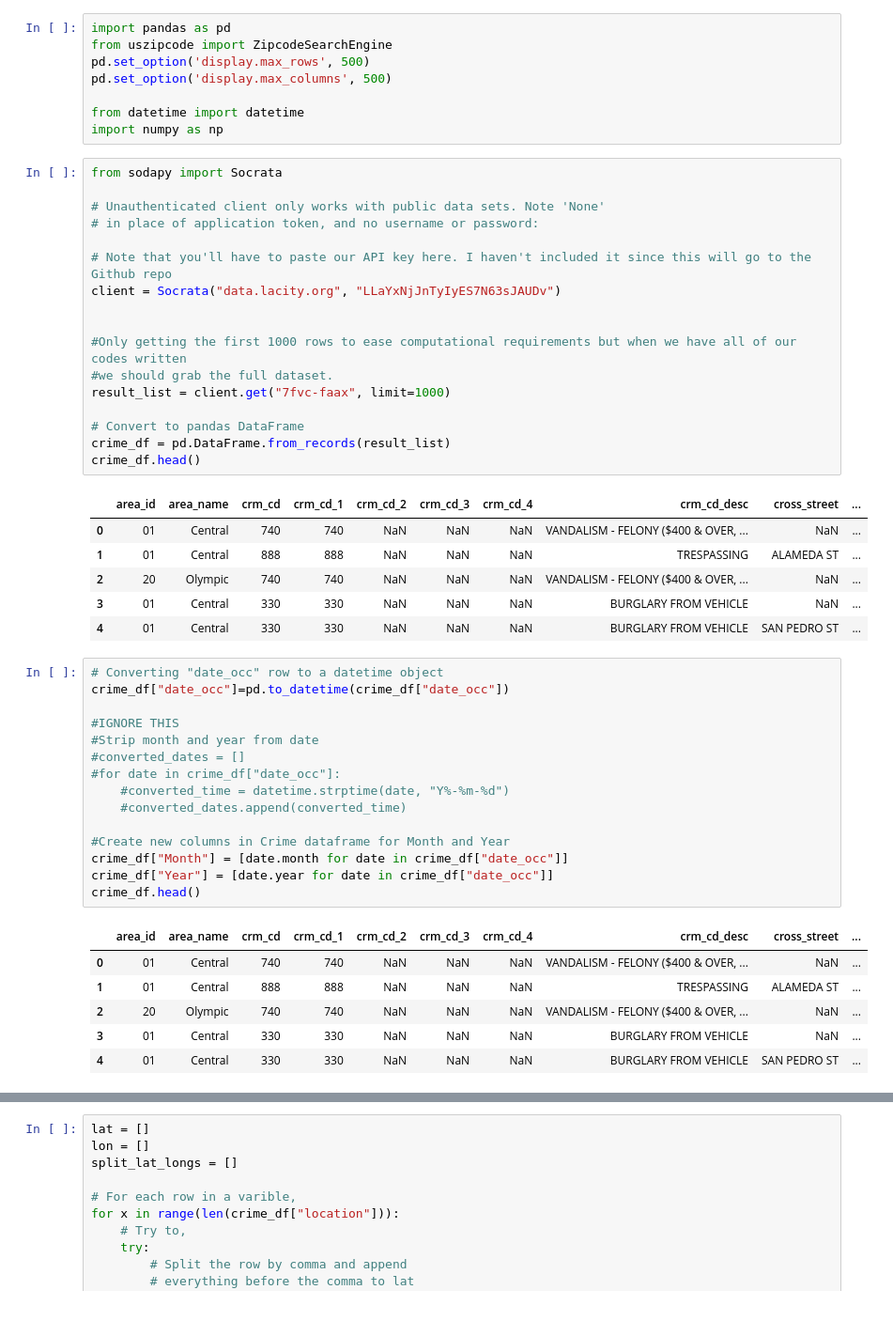
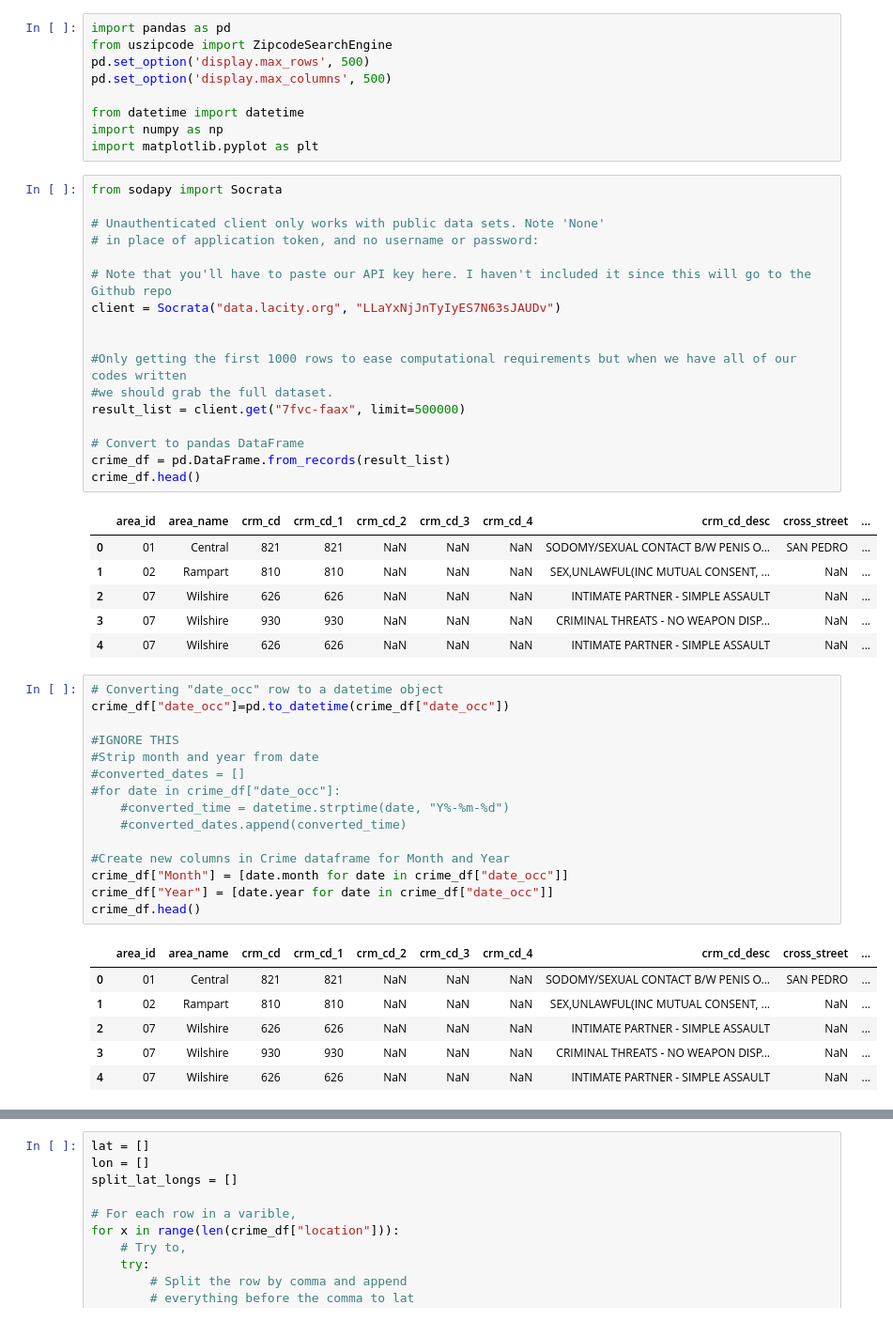
Before and after one commit to shrawantee/Project-Analysis-of-Violent-Crime-in-LA, a Jupyter notebook: LA Crime Project.ipynb, the cells around one changed output, grey strips where cells are left out. Shown at 94% size. Drawn from its saved outputs; the diff is of its cells as text.

```diff
--- a/LA Crime Project.ipynb
+++ b/LA Crime Project.ipynb
@@ -6,30 +6,31 @@ pd.set_option('display.max_columns', 500)
 
 from datetime import datetime
 import numpy as np
+import matplotlib.pyplot as plt
 # %%
 from sodapy import Socrata
 
 # Unauthenticated client only works with public data sets. Note 'None'
 # in place of application token, and no username or password:
 
 # Note that you'll have to paste our API key here. I haven't included it since this will go to the Github repo
 client = Socrata("data.lacity.org", "LLaYxNjJnTyIyES7N63sJAUDv")
 
 
 #Only getting the first 1000 rows to ease computational requirements but when we have all of our codes written
 #we should grab the full dataset.
-result_list = client.get("7fvc-faax", limit=1000)
+result_list = client.get("7fvc-faax", limit=500000)
 
 # Convert to pandas DataFrame
 crime_df = pd.DataFrame.from_records(result_list)
 crime_df.head()
 # %% [output]
 |  | area_id | area_name | crm_cd | crm_cd_1 | crm_cd_2 | crm_cd_3 | crm_cd_4 | crm_cd_desc | cross_street | ... |
-| 0 | 01 | Central | 740 | 740 | NaN | NaN | NaN | VANDALISM - FELONY ($400 & OVER, ... | NaN | ... |
-| 1 | 01 | Central | 888 | 888 | NaN | NaN | NaN | TRESPASSING | ALAMEDA ST | ... |
-| 2 | 20 | Olympic | 740 | 740 | NaN | NaN | NaN | VANDALISM - FELONY ($400 & OVER, ... | NaN | ... |
-| 3 | 01 | Central | 330 | 330 | NaN | NaN | NaN | BURGLARY FROM VEHICLE | NaN | ... |
-| 4 | 01 | Central | 330 | 330 | NaN | NaN | NaN | BURGLARY FROM VEHICLE | SAN PEDRO ST | ... |
+| 0 | 01 | Central | 821 | 821 | NaN | NaN | NaN | SODOMY/SEXUAL CONTACT B/W PENIS O... | SAN PEDRO | ... |
+| 1 | 02 | Rampart | 810 | 810 | NaN | NaN | NaN | SEX,UNLAWFUL(INC MUTUAL CONSENT, ... | NaN | ... |
+| 2 | 07 | Wilshire | 626 | 626 | NaN | NaN | NaN | INTIMATE PARTNER - SIMPLE ASSAULT | NaN | ... |
+| 3 | 07 | Wilshire | 930 | 930 | NaN | NaN | NaN | CRIMINAL THREATS - NO WEAPON DISP... | NaN | ... |
+| 4 | 07 | Wilshire | 626 | 626 | NaN | NaN | NaN | INTIMATE PARTNER - SIMPLE ASSAULT | NaN | ... |
 # %%
 # Converting "date_occ" row to a datetime object
 crime_df["date_occ"]=pd.to_datetime(crime_df["date_occ"])
@@ -47,11 +48,11 @@ crime_df["Year"] = [date.year for date in crime_df["date_occ"]]
 crime_df.head()
 # %% [output]
 |  | area_id | area_name | crm_cd | crm_cd_1 | crm_cd_2 | crm_cd_3 | crm_cd_4 | crm_cd_desc | cross_street | ... |
-| 0 | 01 | Central | 740 | 740 | NaN | NaN | NaN | VANDALISM - FELONY ($400 & OVER, ... | NaN | ... |
-| 1 | 01 | Central | 888 | 888 | NaN | NaN | NaN | TRESPASSING | ALAMEDA ST | ... |
-| 2 | 20 | Olympic | 740 | 740 | NaN | NaN | NaN | VANDALISM - FELONY ($400 & OVER, ... | NaN | ... |
-| 3 | 01 | Central | 330 | 330 | NaN | NaN | NaN | BURGLARY FROM VEHICLE | NaN | ... |
-| 4 | 01 | Central | 330 | 330 | NaN | NaN | NaN | BURGLARY FROM VEHICLE | SAN PEDRO ST | ... |
+| 0 | 01 | Central | 821 | 821 | NaN | NaN | NaN | SODOMY/SEXUAL CONTACT B/W PENIS O... | SAN PEDRO | ... |
+| 1 | 02 | Rampart | 810 | 810 | NaN | NaN | NaN | SEX,UNLAWFUL(INC MUTUAL CONSENT, ... | NaN | ... |
+| 2 | 07 | Wilshire | 626 | 626 | NaN | NaN | NaN | INTIMATE PARTNER - SIMPLE ASSAULT | NaN | ... |
+| 3 | 07 | Wilshire | 930 | 930 | NaN | NaN | NaN | CRIMINAL THREATS - NO WEAPON DISP... | NaN | ... |
+| 4 | 07 | Wilshire | 626 | 626 | NaN | NaN | NaN | INTIMATE PARTNER - SIMPLE ASSAULT | NaN | ... |
 # %%
 # Code to look at crime descriptions and their associated crime code
 #All the numbers in this data set are stored as objects rather than intergers.
```
Also changed, not shown: parts of 26 cells of this notebook.
